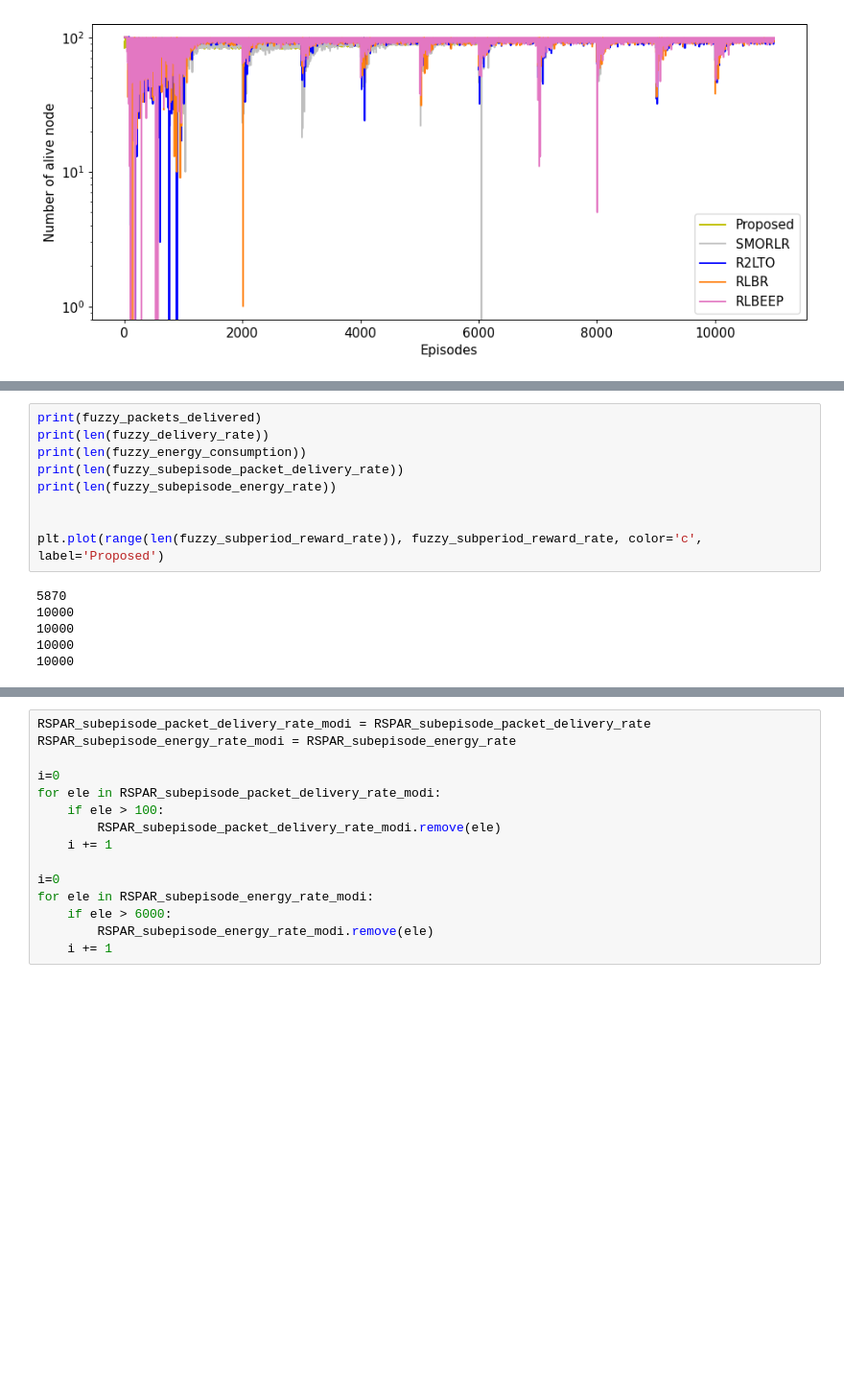
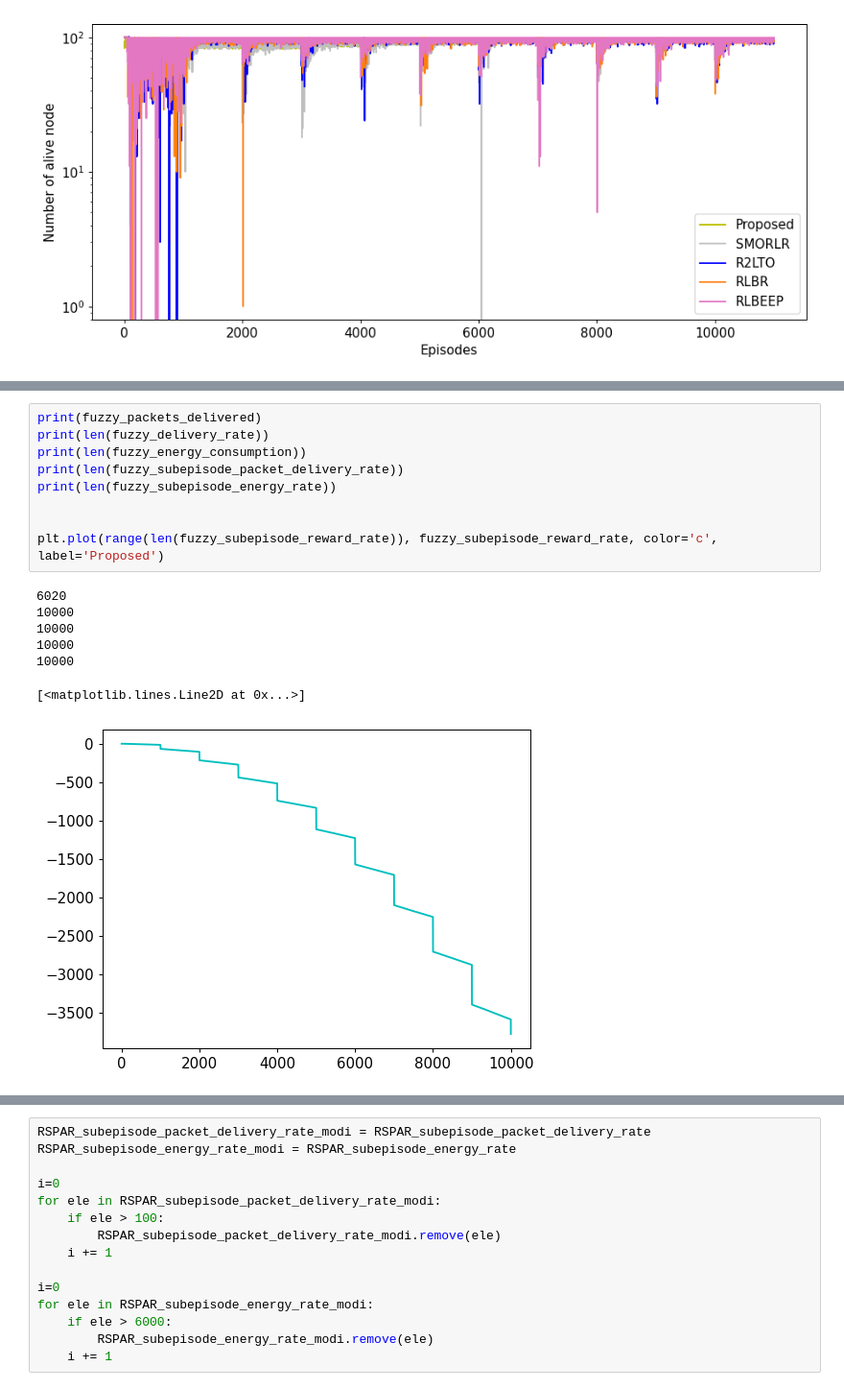
Before and after one commit to shubham2279/Routing, a Jupyter notebook: Routing_OfflineTraining_Working_18July2024-4.ipynb, the cells around one changed output, grey strips where cells are left out. Shown at 96% size. Cells and saved outputs as stored; diff of their text form; blank space fills up the shorter version.

```diff
--- a/Routing_OfflineTraining_Working_18July2024-4.ipynb
+++ b/Routing_OfflineTraining_Working_18July2024-4.ipynb
@@ -2193,16 +2232,18 @@ KeyboardInterrupt:
 # %%
 print(fuzzy_packets_delivered)
 print(len(fuzzy_delivery_rate))
 print(len(fuzzy_energy_consumption))
 print(len(fuzzy_subepisode_packet_delivery_rate))
 print(len(fuzzy_subepisode_energy_rate))
 
 
-plt.plot(range(len(fuzzy_subperiod_reward_rate)), fuzzy_subperiod_reward_rate, color='c', label='Proposed')
+plt.plot(range(len(fuzzy_subepisode_reward_rate)), fuzzy_subepisode_reward_rate, color='c', label='Proposed')
 # %% [output]
-5870
+6020
 10000
 10000
 10000
 10000
+[<matplotlib.lines.Line2D at 0x...>]
+[figure, added]
 # %%
```
Also changed, not shown: parts of 4 cells of this notebook.
